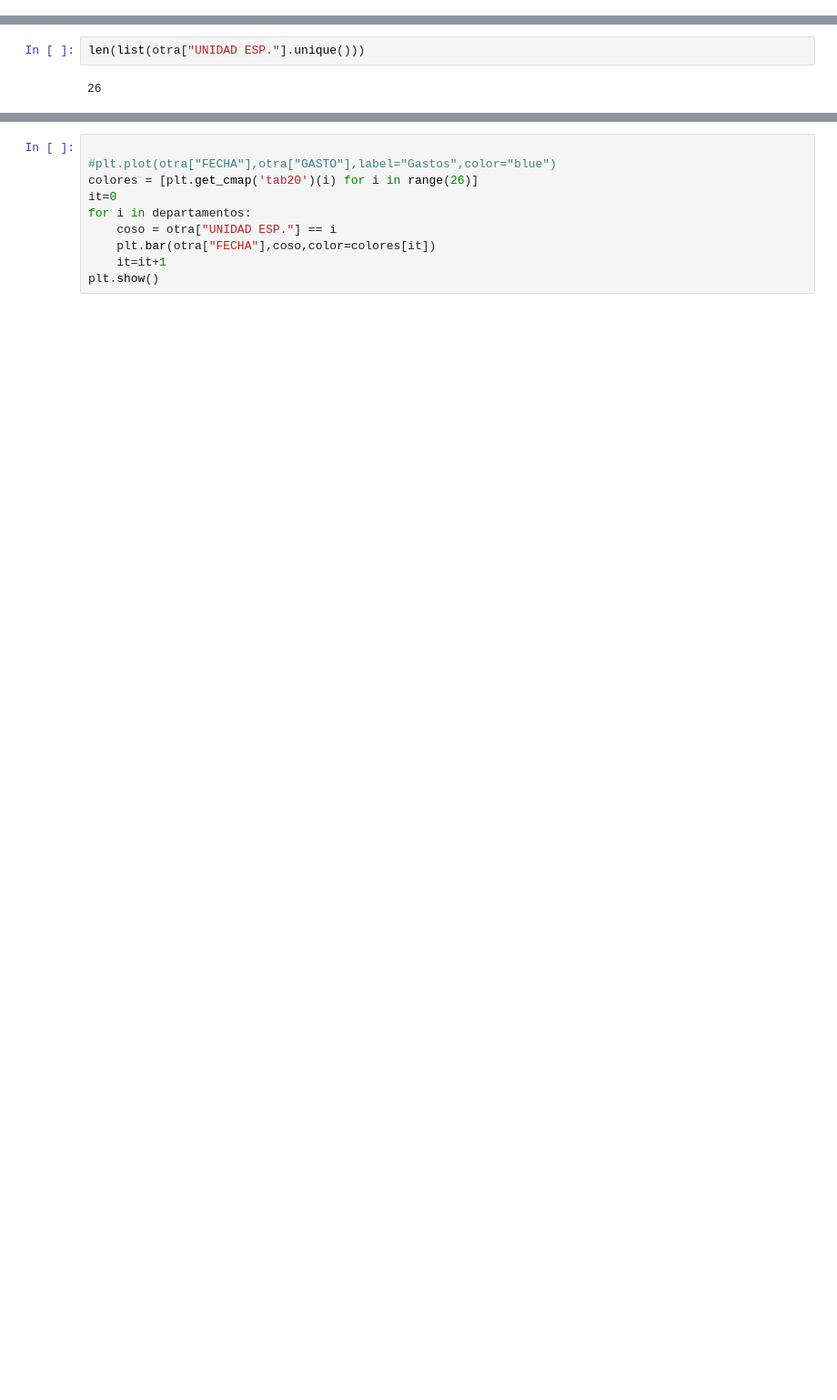
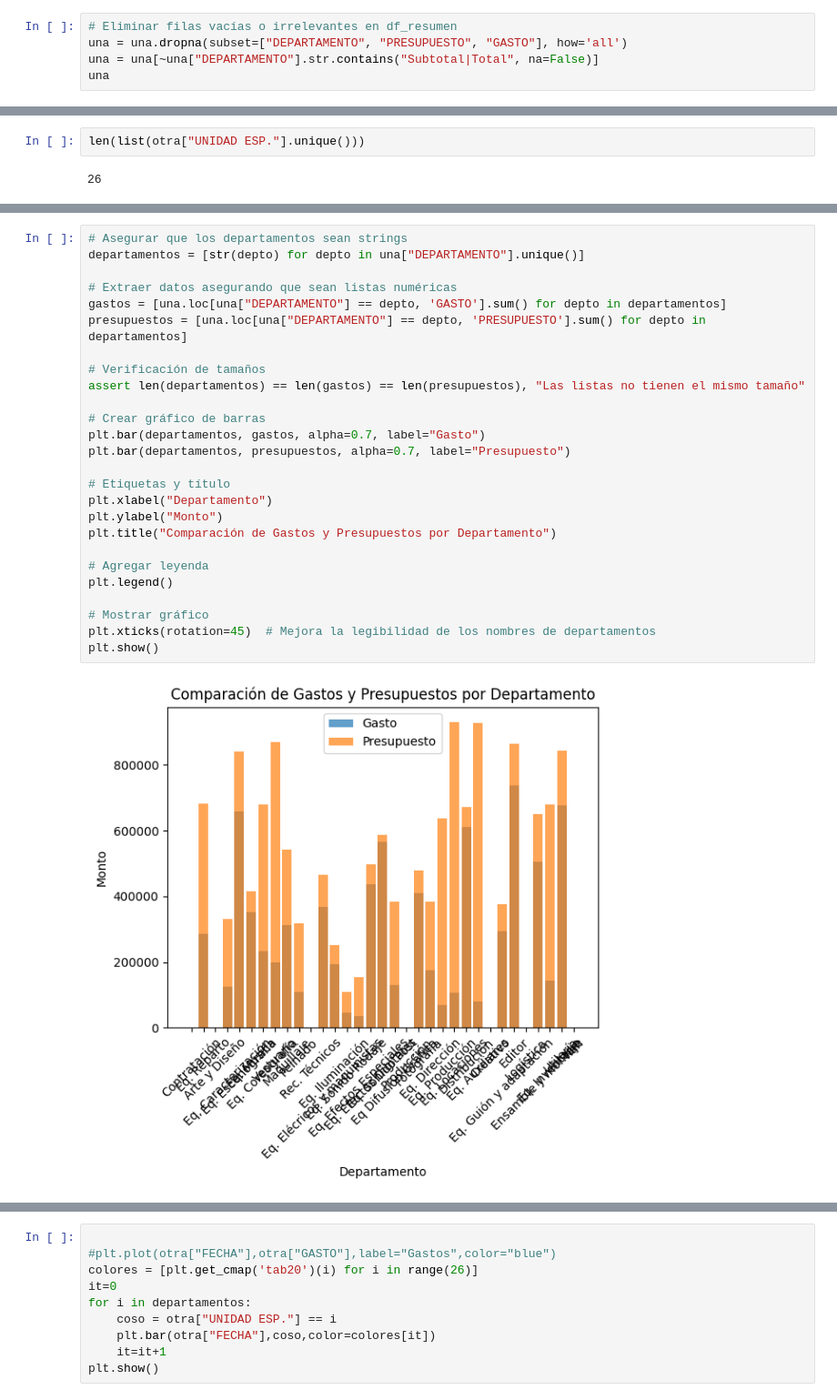
Before and after one commit to BertecM/Explore-proy, a Jupyter notebook: Exploracion.ipynb, the cells around one changed output, grey strips where cells are left out. Shown: that part at 91% size. Saved outputs shown, nothing was run; the diff lists cells and outputs as text; blank space fills up the shorter version.

```diff
--- a/Exploracion.ipynb
+++ b/Exploracion.ipynb
@@ -23,0 +28,5 @@ otra
+# %%
+# Eliminar filas vacías o irrelevantes en df_resumen
+una = una.dropna(subset=["DEPARTAMENTO", "PRESUPUESTO", "GASTO"], how='all')
+una = una[~una["DEPARTAMENTO"].str.contains("Subtotal|Total", na=False)]
+una
@@ -54,6 +82,34 @@ plt.show()
 [189124.8408, 222897.13379999998, 263423.8854]
 [23332.0724, 10319.955100000001, 11217.3425]
 [figure]
+# %%
+# Asegurar que los departamentos sean strings
+departamentos = [str(depto) for depto in una["DEPARTAMENTO"].unique()]
+
+# Extraer datos asegurando que sean listas numéricas
+gastos = [una.loc[una["DEPARTAMENTO"] == depto, 'GASTO'].sum() for depto in departamentos]
+presupuestos = [una.loc[una["DEPARTAMENTO"] == depto, 'PRESUPUESTO'].sum() for depto in departamentos]
+
+# Verificación de tamaños
+assert len(departamentos) == len(gastos) == len(presupuestos), "Las listas no tienen el mismo tamaño"
+
+# Crear gráfico de barras
+plt.bar(departamentos, gastos, alpha=0.7, label="Gasto")
+plt.bar(departamentos, presupuestos, alpha=0.7, label="Presupuesto")
+
+# Etiquetas y título
+plt.xlabel("Departamento")
+plt.ylabel("Monto")
+plt.title("Comparación de Gastos y Presupuestos por Departamento")
+
+# Agregar leyenda
+plt.legend()
+
+# Mostrar gráfico
+plt.xticks(rotation=45)  # Mejora la legibilidad de los nombres de departamentos
+plt.show()
+# %% [output]
+[figure, added]
 # %%
 fig, axes = plt.subplots(4, 7, figsize=(12, 6))  # Crear figura con subgráficos
 departamentos = list(otra["UNIDAD ESP."].unique())
```
Also changed, not shown: parts of 4 cells of this notebook, 3 other files.
